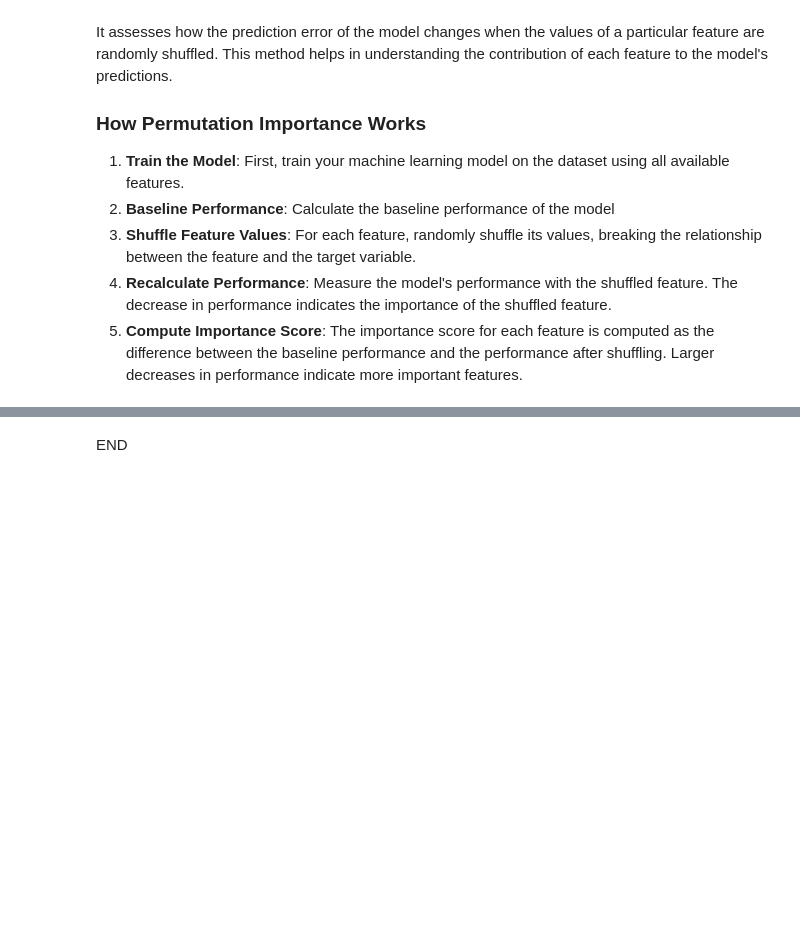
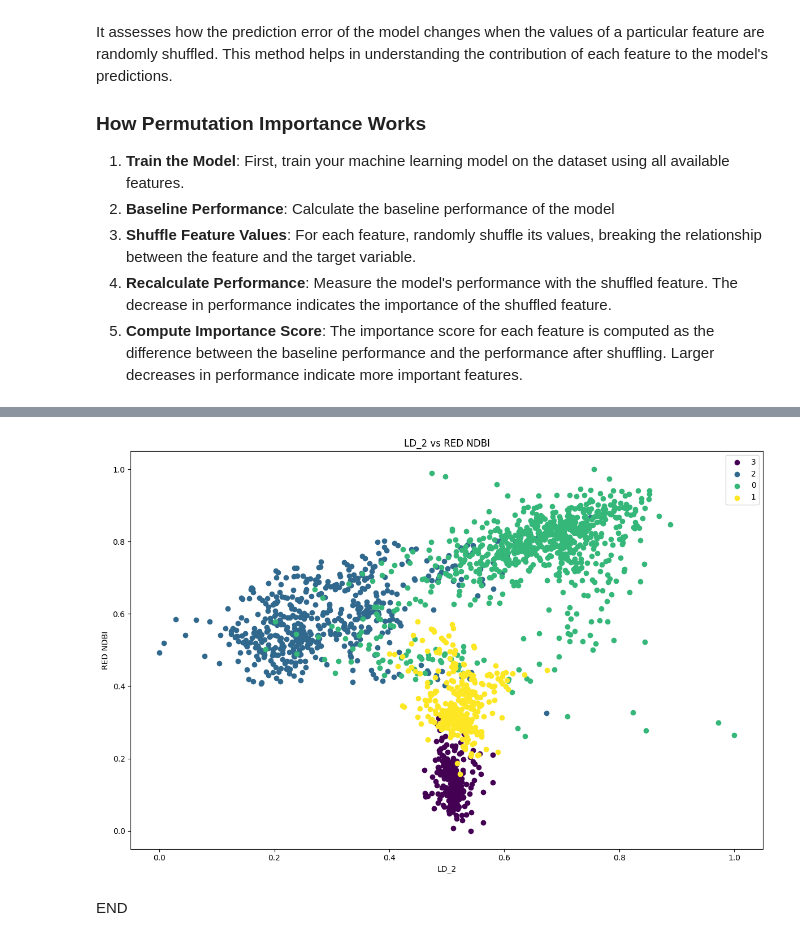
Before and after one commit to RJLA/GeoAI-ISPRS-SS, a Jupyter notebook: II.5.2.Dimensionality-Feature-Selection.ipynb, the cells around one changed output, grey strips where cells are left out. Cells and saved outputs as stored; diff of their text form; code cells hidden in the pictures; blank space fills up the shorter version.

```diff
--- a/II.5.2.Dimensionality-Feature-Selection.ipynb
+++ b/II.5.2.Dimensionality-Feature-Selection.ipynb
@@ -168,2 +185,6 @@ Test Accuracy: (0.9334763948497854, 0.9333983274266268, 0.9334763948497854, 0.93
+# %%
+vis_ops.scatter_color_coded(X_train_selected, y_train, "LD_2", "RED NDBI")
+# %% [output]
+[figure, added]
 # %% [markdown]
 END
```
Also changed, not shown: parts of 9 cells of this notebook, 21 other files.
